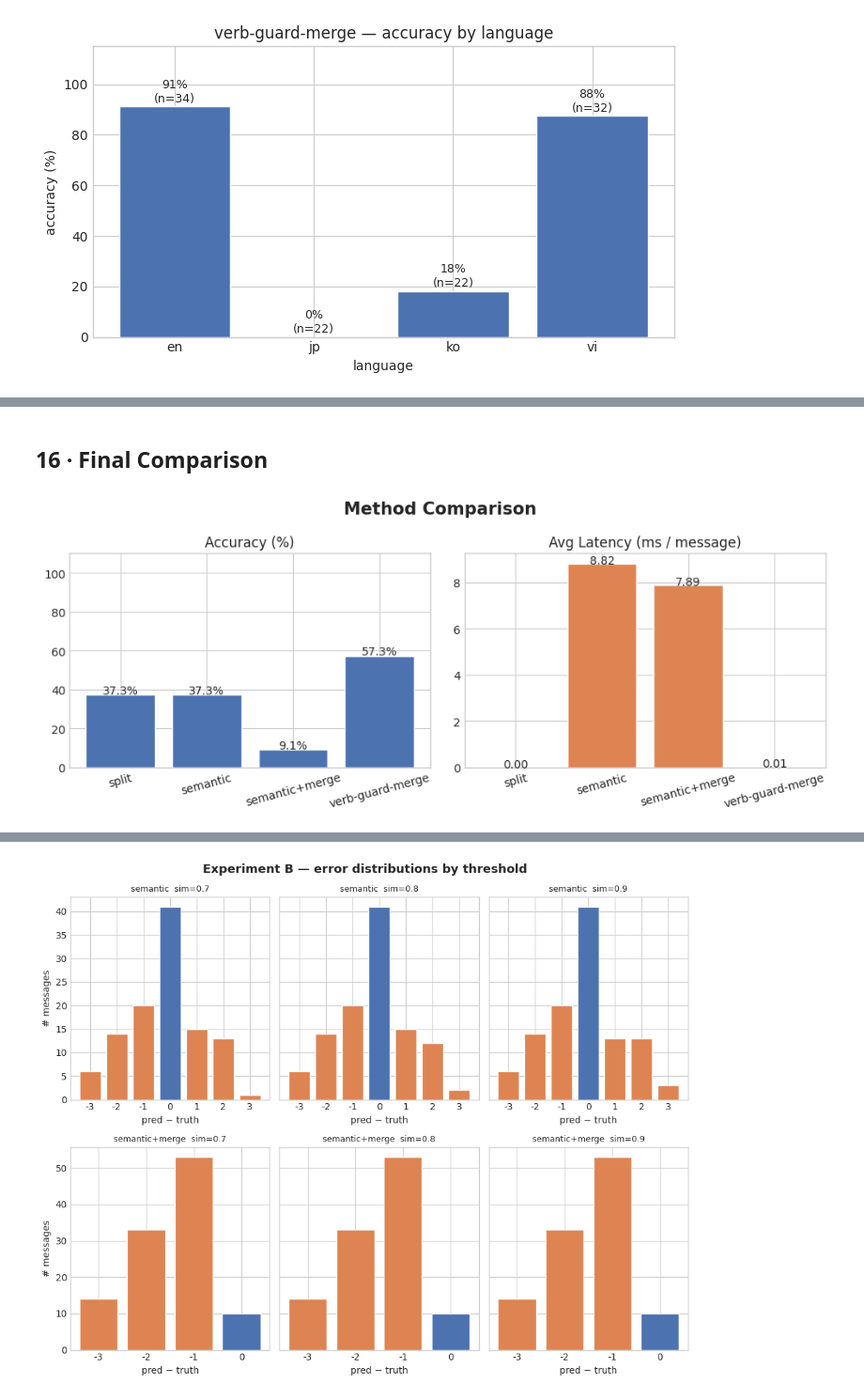
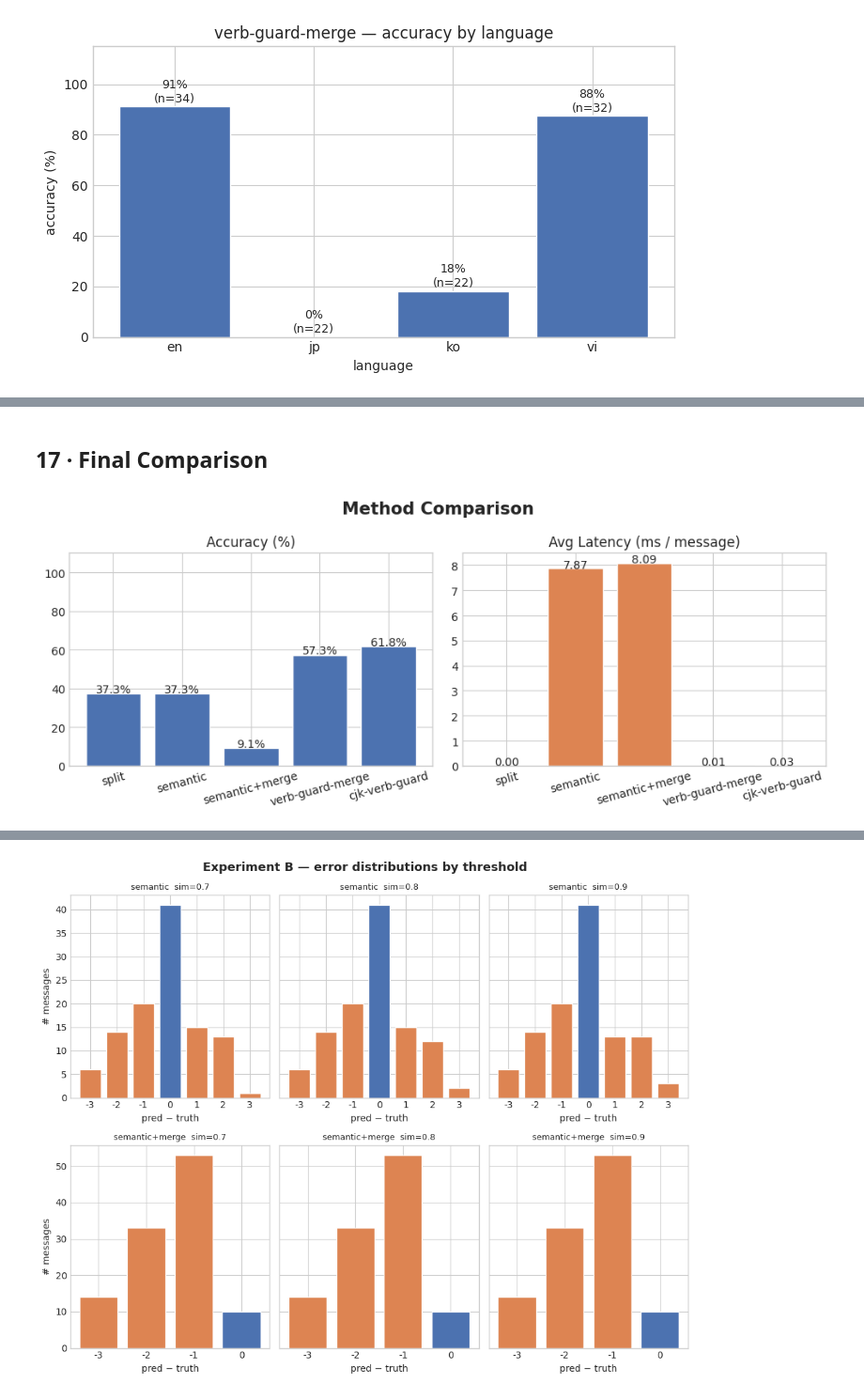
Before and after one commit to mrzaizai2k/few_shot_routing_pipeline, a Jupyter notebook: src/multi_intent_benchmark_v2.ipynb, the cells around one changed output, grey strips where cells are left out. Shown at 94% size. Drawn from its saved outputs; the diff is of its cells as text; code cells hidden in the pictures.

```diff
--- a/src/multi_intent_benchmark_v2.ipynb
+++ b/src/multi_intent_benchmark_v2.ipynb
@@ -218,3 +238,26 @@ def cosine_sim(a: np.ndarray, b: np.ndarray) -> float:
     """Cosine similarity between two 1-D numpy arrays."""
     denom = np.linalg.norm(a) * np.linalg.norm(b)
     return float(np.dot(a, b) / denom) if denom > 0 else 0.0
+# %%
+# Unicode block ranges used for language detection
+_RE_HANGUL  = re.compile(r"[\uAC00-\uD7A3\u1100-\u11FF\u3130-\u318F]")
+_RE_HIRAGANA = re.compile(r"[\u3040-\u309F\u30A0-\u30FF]")
+
+
+def detect_lang(text: str) -> str:
+    """
+    Heuristic language detection based on Unicode character blocks.
+    Returns one of: 'ko', 'jp', 'other'.
+
+    Korean (Hangul) and Japanese (Hiragana / Katakana) are the two scripts
+    that need CJK-aware splitting; everything else falls through to the
+    standard regex split.
+
+    Detection is intentionally lightweight — a single character is enough
+    to identify the script.
+    """
+    if _RE_HANGUL.search(text):
+        return "ko"
+    if _RE_HIRAGANA.search(text):
+        return "jp"
+    return "other"
@@ -794,8 +930,8 @@ METHODS = [
     {"func": method2_semantic,        "name": "semantic"},
     {"func": method3_semantic_merge,  "name": "semantic+merge"},
     {"func": method4_verb_guard_merge,"name": "verb-guard-merge"},
+    {"func": method5_cjk_verb_guard,  "name": "cjk-verb-guard"},
     # ── add more entries here ──────────────────────────────────────────
-    # {"func": method5_llm, "name": "llm"},
 ]
 # %% [markdown]
 ## 12 · Run: Method 1 — split
@@ -951,0 +1090,9 @@ plot_per_lang(result4, CONFIG)
+# %%
+result5 = run_benchmark(
+    func         = METHODS[4]["func"],
+    name         = METHODS[4]["name"],
+    cfg          = CONFIG,
+    messages     = messages,
+    ground_truth = no_actions,
+    langs        = languages,
+)
@@ -952,11 +1126,11 @@ plot_per_lang(result4, CONFIG)
 # %% [markdown]
-## 16 · Final Comparison
+## 17 · Final Comparison
 # %%
-all_results = [result1, result2, result3, result4]
+all_results = [result1, result2, result3, result4, result5]
 
 plot_comparison(all_results, CONFIG)
 # %% [output]
-[figure, old version]
+[figure, new version]
 # %%
 plot_lang_comparison(all_results, CONFIG)
 # %% [output]
```
Also changed, not shown: parts of 35 cells of this notebook, 1 other file.
